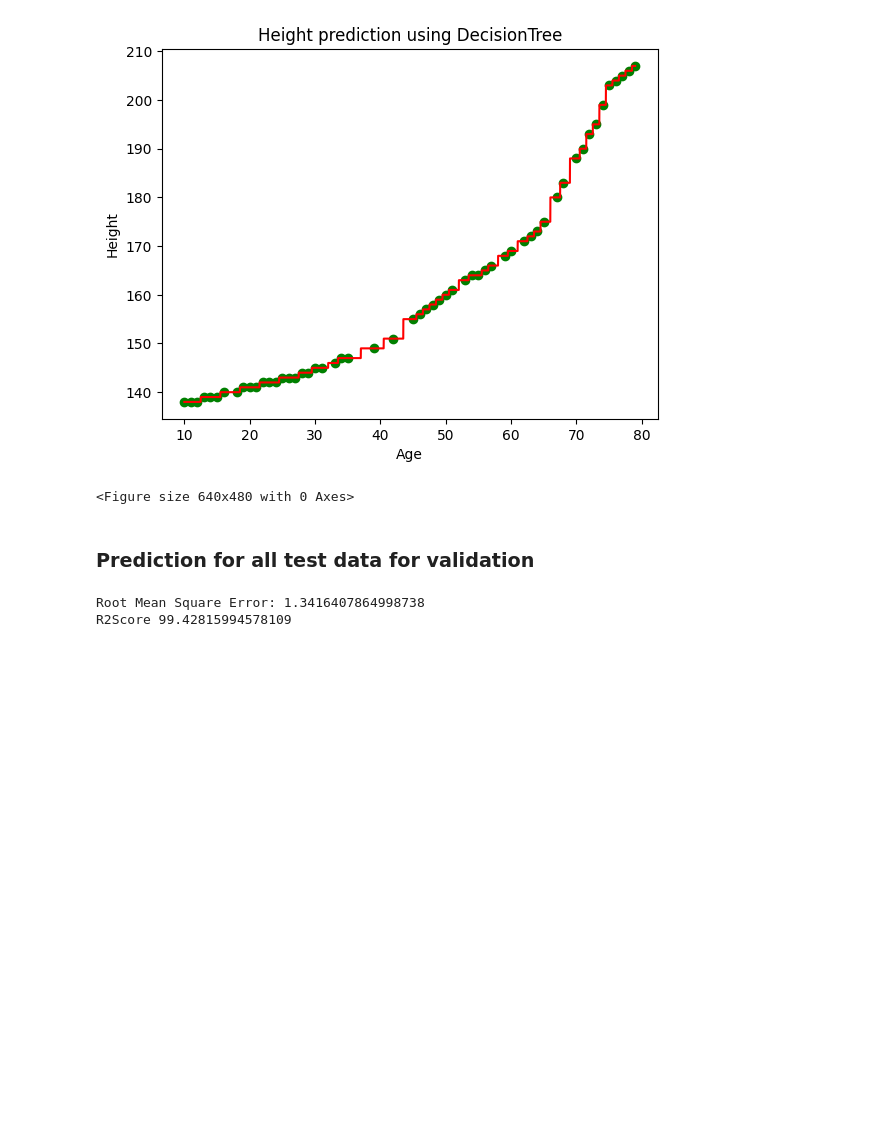
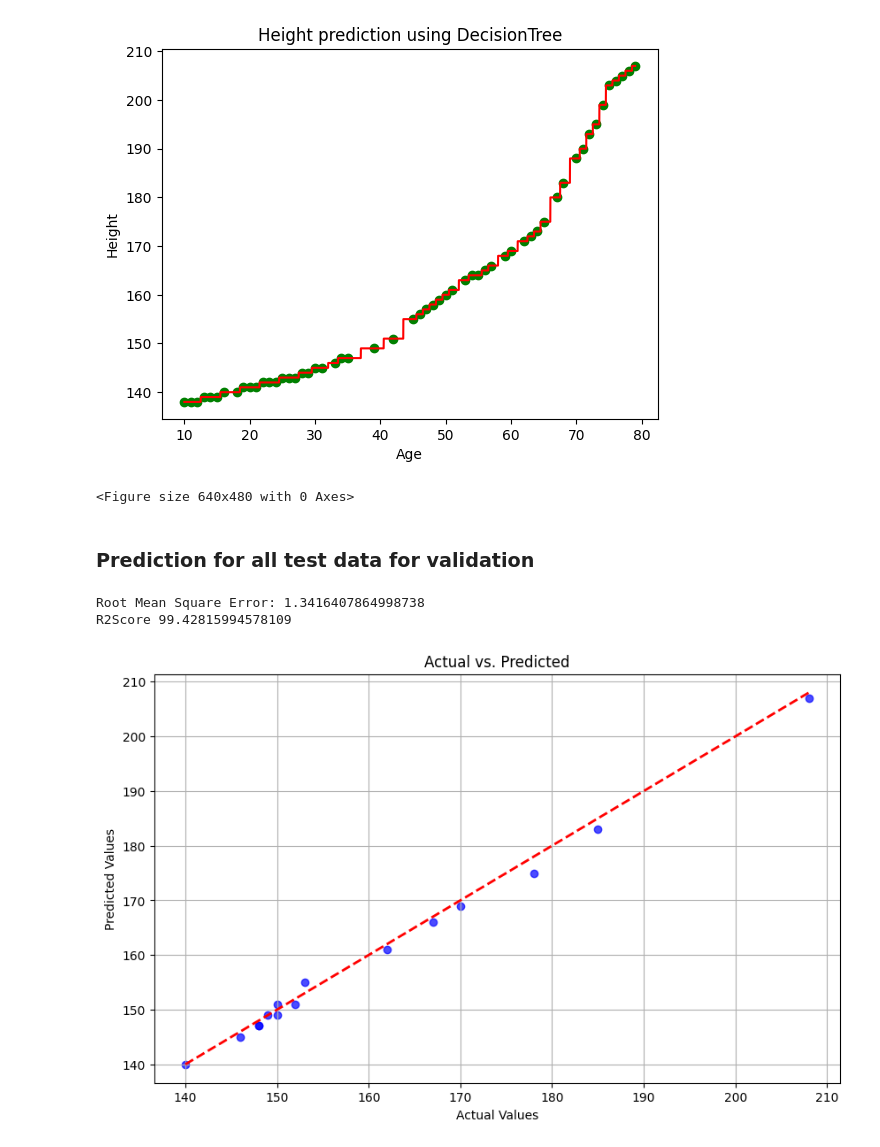
Before and after one commit to shubhamrai1318/Height_Prediction_using_DECISION_TREE, a Jupyter notebook: Height_Prediction_using_DECISION_TREE.ipynb, the cells around one changed output. Drawn from its saved outputs; the diff is of its cells as text; code cells hidden in the pictures; blank space fills up the shorter version.

```diff
--- a/Height_Prediction_using_DECISION_TREE.ipynb
+++ b/Height_Prediction_using_DECISION_TREE.ipynb
@@ -132,3 +132,17 @@ print("R2Score",r2score*100)
 # %% [output]
 Root Mean Square Error: 1.3416407864998738
 R2Score 99.42815994578109
+# %%
+# Create scatter plot
+plt.figure(figsize=(10, 6))
+
+plt.scatter(y_test, ypred, color='blue', alpha=0.7)
+plt.plot([min(y_test), max(y_test)], [min(y_test), max(y_test)], color='red', linestyle='--', lw=2)
+
+plt.title("Actual vs. Predicted")
+plt.xlabel("Actual Values")
+plt.ylabel("Predicted Values")
+plt.grid(True)
+plt.show()
+# %% [output]
+[figure, added]
```
